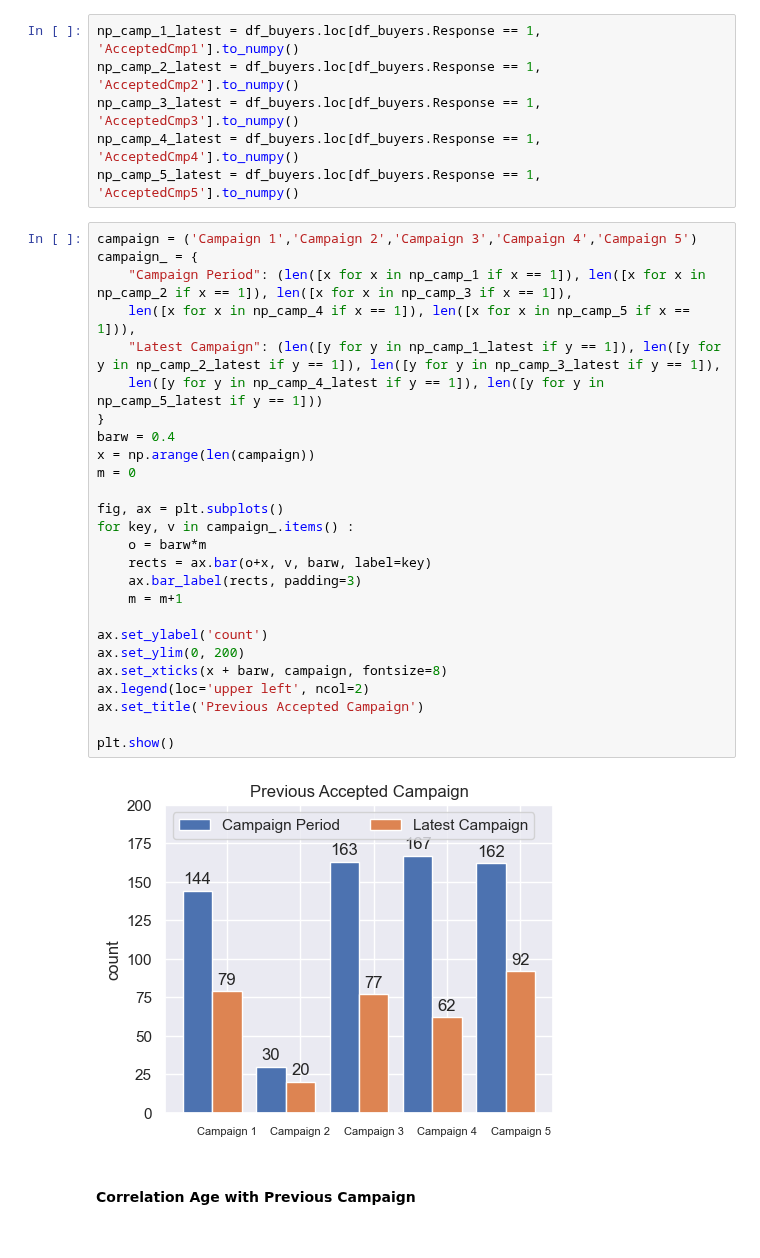
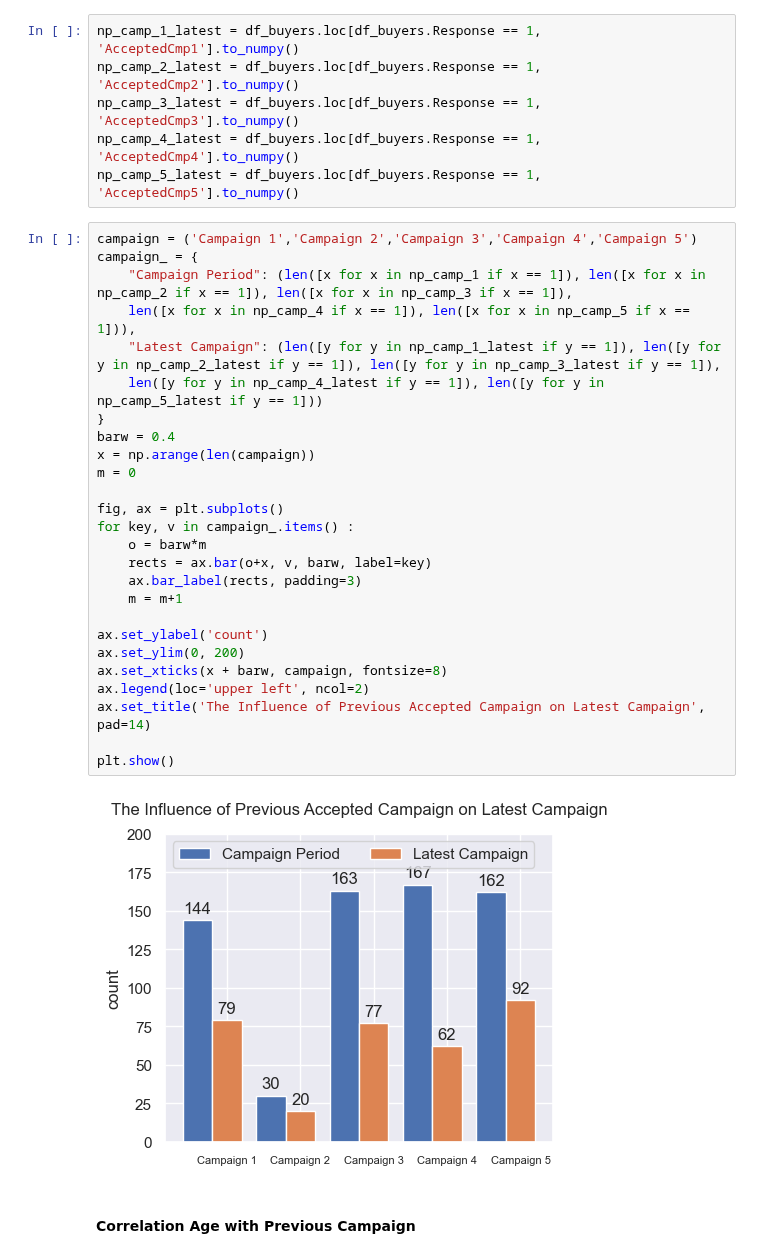
Before and after one commit to clarentcelsia/Analytics, a Jupyter notebook: marketing_campaign.ipynb, the cells around one changed output. Cells and saved outputs as stored; diff of their text form.

Commit message:
[enhance] prev campaign - sales

```diff
--- a/marketing_campaign.ipynb
+++ b/marketing_campaign.ipynb
@@ -1175,31 +1175,31 @@ np_camp_5_latest = df_buyers.loc[df_buyers.Response == 1, 'AcceptedCmp5'].to_num
 # %%
 campaign = ('Campaign 1','Campaign 2','Campaign 3','Campaign 4','Campaign 5')
 campaign_ = {
     "Campaign Period": (len([x for x in np_camp_1 if x == 1]), len([x for x in np_camp_2 if x == 1]), len([x for x in np_camp_3 if x == 1]),
     len([x for x in np_camp_4 if x == 1]), len([x for x in np_camp_5 if x == 1])),
     "Latest Campaign": (len([y for y in np_camp_1_latest if y == 1]), len([y for y in np_camp_2_latest if y == 1]), len([y for y in np_camp_3_latest if y == 1]),
     len([y for y in np_camp_4_latest if y == 1]), len([y for y in np_camp_5_latest if y == 1]))
 }
 barw = 0.4
 x = np.arange(len(campaign))
 m = 0
 
 fig, ax = plt.subplots()
 for key, v in campaign_.items() :
     o = barw*m
     rects = ax.bar(o+x, v, barw, label=key)
     ax.bar_label(rects, padding=3)
     m = m+1
 
 ax.set_ylabel('count')
 ax.set_ylim(0, 200)
 ax.set_xticks(x + barw, campaign, fontsize=8)
 ax.legend(loc='upper left', ncol=2)
-ax.set_title('Previous Accepted Campaign')
+ax.set_title('The Influence of Previous Accepted Campaign on Latest Campaign', pad=14)
 
 plt.show()
 # %% [output]
-[figure, old version]
+[figure, new version]
 # %% [markdown]
 #### Correlation Age with Previous Campaign
 # %%
```
Also changed, not shown: parts of 13 cells of this notebook.
